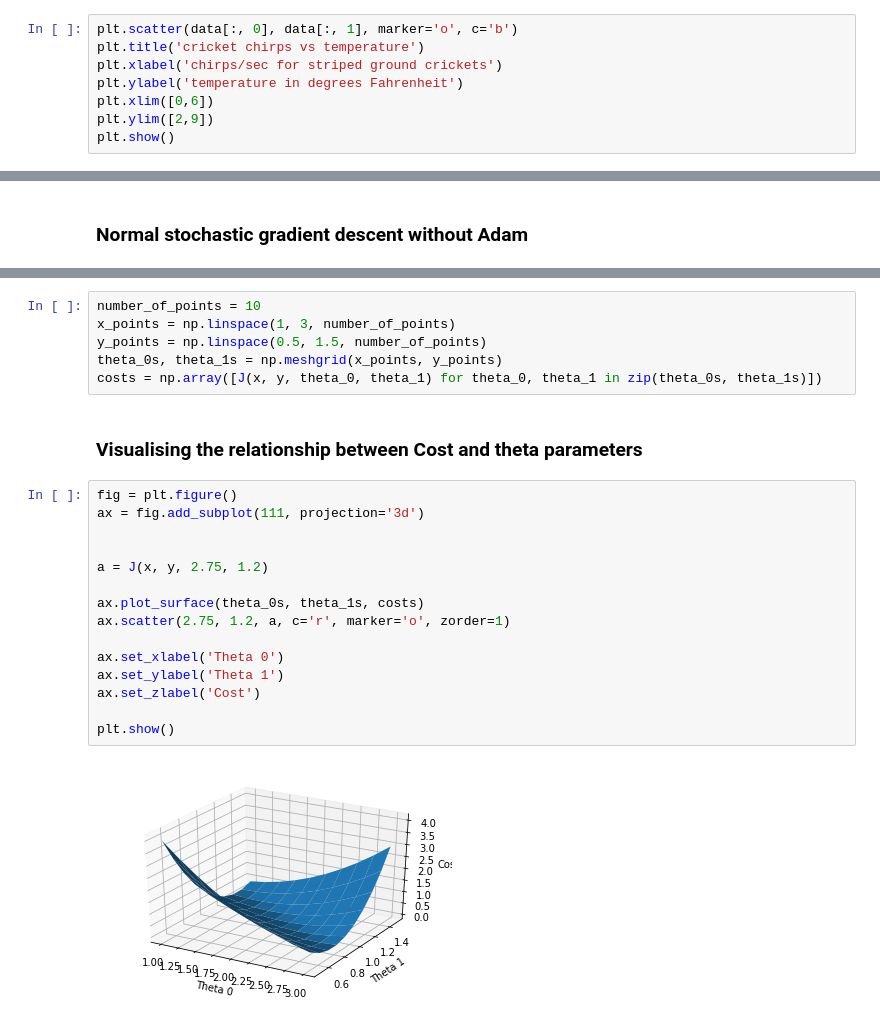
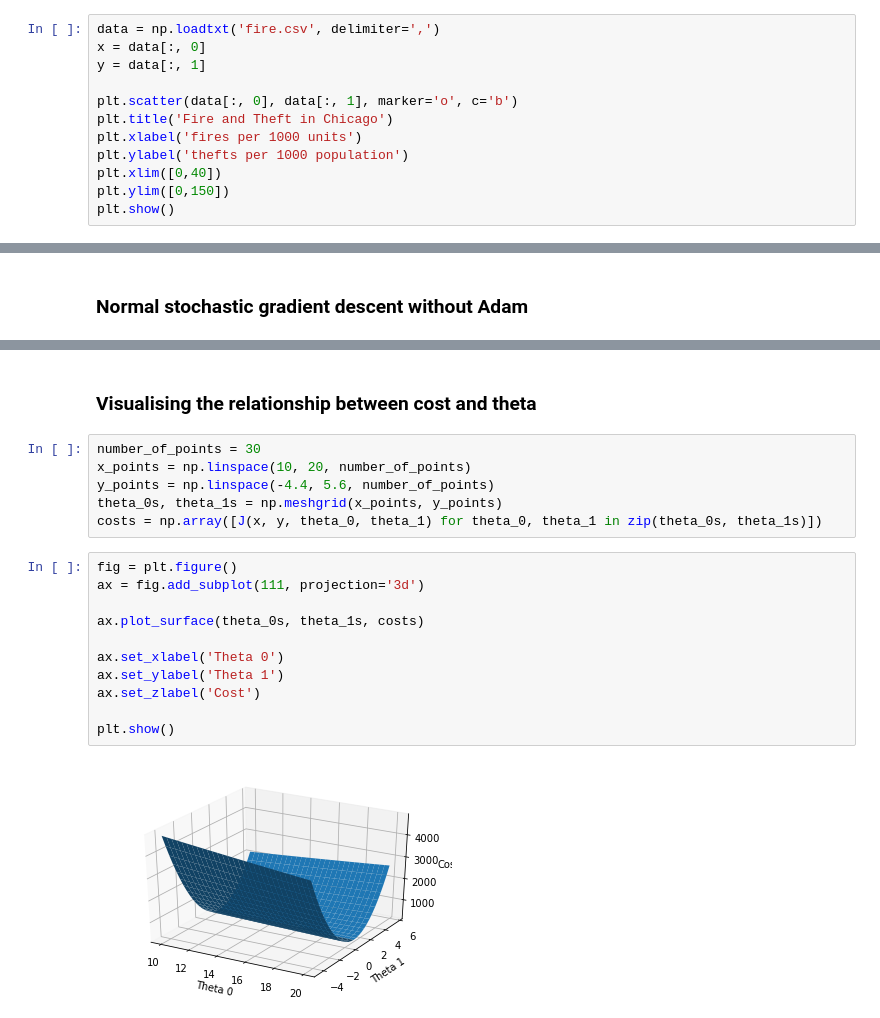
Before and after one commit to jiexunsee/Adam-Optimizer-from-scratch, a Jupyter notebook: ADAM.ipynb, the cells around one changed output, grey strips where cells are left out. Cells and saved outputs as stored; diff of their text form.

```diff
--- a/ADAM.ipynb
+++ b/ADAM.ipynb
@@ -15,9 +9,13 @@ y = data[:, 1]
 # %%
+data = np.loadtxt('fire.csv', delimiter=',')
+x = data[:, 0]
+y = data[:, 1]
+
 plt.scatter(data[:, 0], data[:, 1], marker='o', c='b')
-plt.title('cricket chirps vs temperature')
-plt.xlabel('chirps/sec for striped ground crickets')
-plt.ylabel('temperature in degrees Fahrenheit')
-plt.xlim([0,6])
-plt.ylim([2,9])
+plt.title('Fire and Theft in Chicago')
+plt.xlabel('fires per 1000 units')
+plt.ylabel('thefts per 1000 population')
+plt.xlim([0,40])
+plt.ylim([0,150])
 plt.show()
 # %% [output]
@@ -148,25 +190,21 @@ plt.show()
+# %% [markdown]
+### Visualising the relationship between cost and theta
 # %%
-number_of_points = 10
-x_points = np.linspace(1, 3, number_of_points)
-y_points = np.linspace(0.5, 1.5, number_of_points)
+number_of_points = 30
+x_points = np.linspace(10, 20, number_of_points)
+y_points = np.linspace(-4.4, 5.6, number_of_points)
 theta_0s, theta_1s = np.meshgrid(x_points, y_points)
 costs = np.array([J(x, y, theta_0, theta_1) for theta_0, theta_1 in zip(theta_0s, theta_1s)])
-# %% [markdown]
-### Visualising the relationship between Cost and theta parameters
 # %%
 fig = plt.figure()
 ax = fig.add_subplot(111, projection='3d')
 
-
-a = J(x, y, 2.75, 1.2)
-
 ax.plot_surface(theta_0s, theta_1s, costs)
-ax.scatter(2.75, 1.2, a, c='r', marker='o', zorder=1)
 
 ax.set_xlabel('Theta 0')
 ax.set_ylabel('Theta 1')
 ax.set_zlabel('Cost')
 
 plt.show()
 # %% [output]
-[figure, old version]
+[figure, new version]
```
Also changed, not shown: parts of 20 cells of this notebook, 5 other files.
